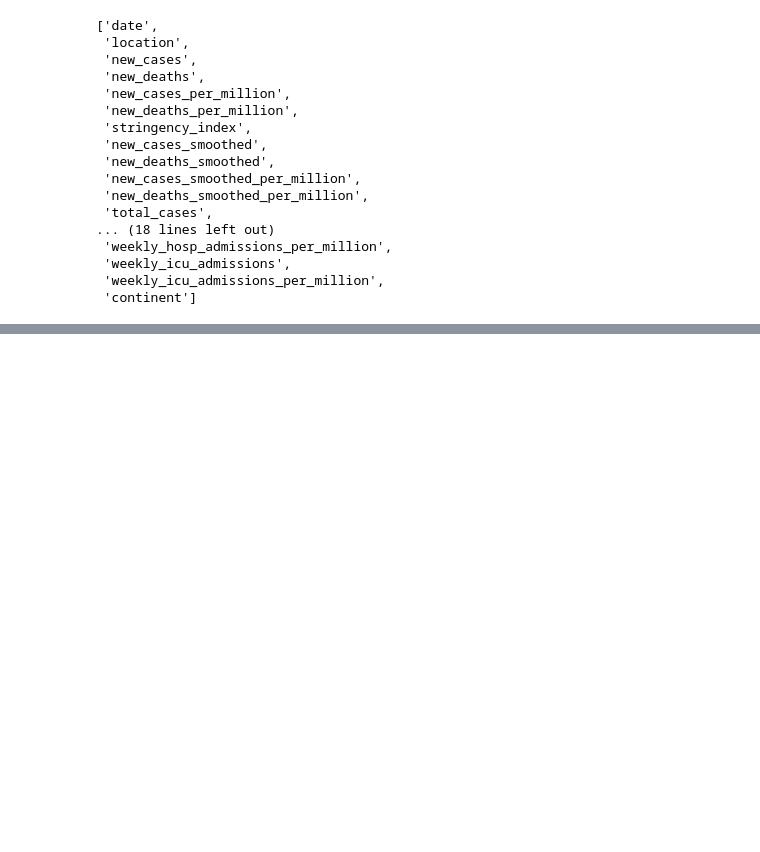
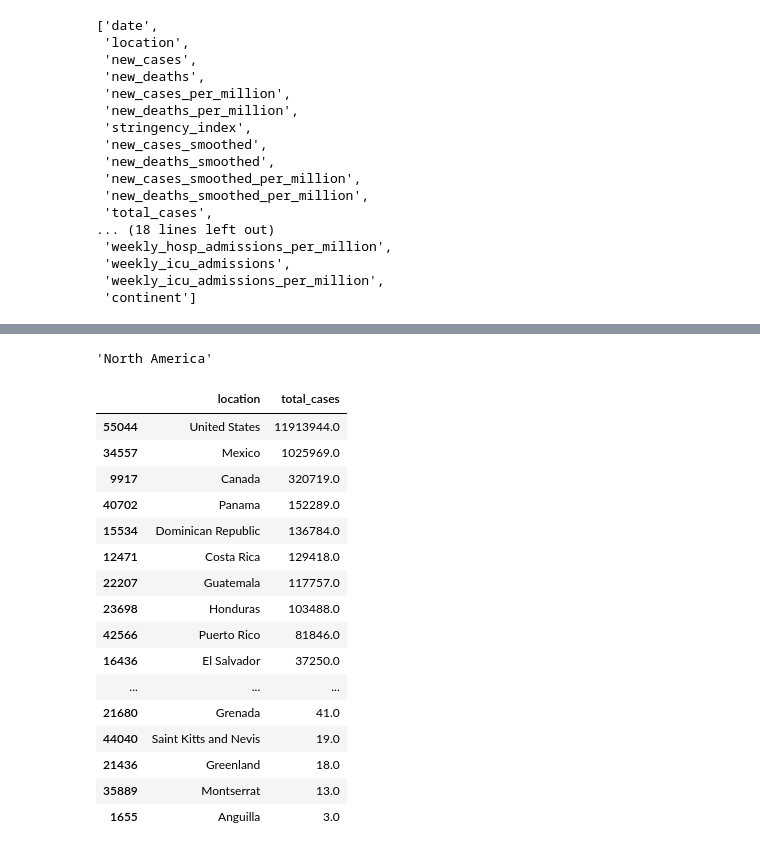
Before and after one commit to teguhsam/COVID19-Dashboard-with-Streamlit, a Jupyter notebook: Dashboard.ipynb, the cells around one changed output, grey strips where cells are left out. Cells and saved outputs as stored; diff of their text form; code cells hidden in the pictures; blank space fills up the shorter version.

```diff
--- a/Dashboard.ipynb
+++ b/Dashboard.ipynb
@@ -102,0 +149,33 @@ combined_df.columns.to_list()
+# %%
+country_continent = dict(zip(country_key.location, country_key.continent))
+# %%
+country_continent['Canada']
+# %% [output]
+'North America'
+# %%
+def check_continent(country):
+    country_continent = dict(zip(country_key.location, country_key.continent))
+    continent_name = country_continent[country]
+    return continent_name
+# %%
+continent = check_continent('Canada')
+# %%
+combined_df[(combined_df['continent'] == continent) & (combined_df['date'] == today)][['location', 'total_cases']].sort_values('total_cases', ascending = False)
+# %% [output]
+|  | location | total_cases |
+| 55044 | United States | 11913944.0 |
+| 34557 | Mexico | 1025969.0 |
+| 9917 | Canada | 320719.0 |
+| 40702 | Panama | 152289.0 |
+| 15534 | Dominican Republic | 136784.0 |
+| 12471 | Costa Rica | 129418.0 |
+| 22207 | Guatemala | 117757.0 |
+| 23698 | Honduras | 103488.0 |
+| 42566 | Puerto Rico | 81846.0 |
+| 16436 | El Salvador | 37250.0 |
+| ... | ... | ... |
+| 21680 | Grenada | 41.0 |
+| 44040 | Saint Kitts and Nevis | 19.0 |
+| 21436 | Greenland | 18.0 |
+| 35889 | Montserrat | 13.0 |
+| 1655 | Anguilla | 3.0 |
```
Also changed, not shown: parts of 15 cells of this notebook, 1 other file.
